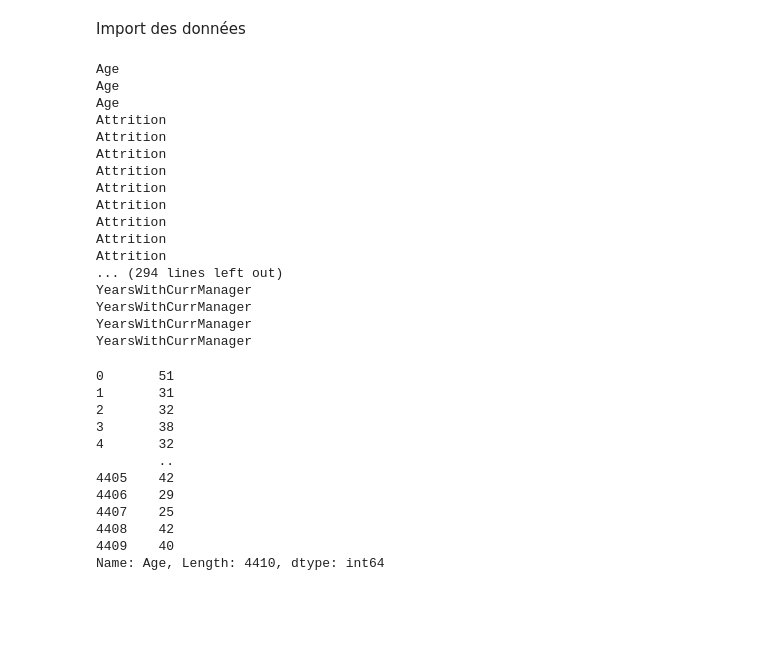
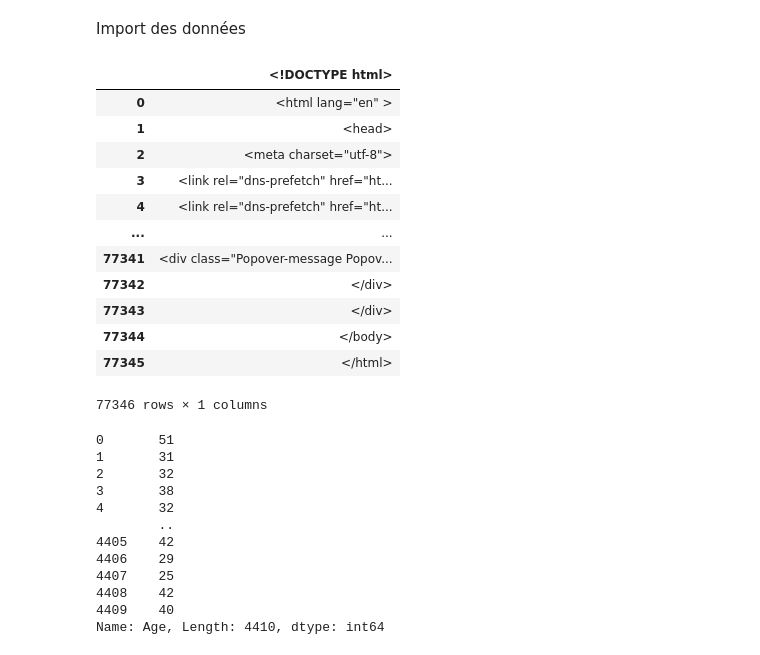
Before and after one commit to HugoLeBoennec/A4_Intelligence_Artificielle, a Jupyter notebook: Projet/ProjetIAMain.ipynb, the cells around one changed output. Drawn from its saved outputs; the diff is of its cells as text; code cells hidden in the pictures; blank space fills up the shorter version.

```diff
--- a/Projet/ProjetIAMain.ipynb
+++ b/Projet/ProjetIAMain.ipynb
@@ -13,9 +13,10 @@ np.random.seed(42)
 import warnings
 warnings.filterwarnings(action="ignore", message="^internal gelsd")
 
+url = 'https://github.com/HugoLeBoennec/A4_Intelligence_Artificielle/blob/main/Projet/'
 
-general_data = pd.read_csv("dataset/general_data.csv")
-employee_survey_data = pd.read_csv("dataset/employee_survey_data.csv")
-manager_survey_data = pd.read_csv("dataset/manager_survey_data.csv")
-out_time = pd.read_csv("dataset/out_time.csv")
-in_time = pd.read_csv("dataset/in_time.csv")
+general_data = pd.read_csv(url + "dataset/general_data.csv", error_bad_lines=False)
+employee_survey_data = pd.read_csv(url + "dataset/employee_survey_data.csv", error_bad_lines=False)
+manager_survey_data = pd.read_csv(url + "dataset/manager_survey_data.csv", error_bad_lines=False)
+out_time = pd.read_csv(url + "dataset/out_time.csv", error_bad_lines=False)
+in_time = pd.read_csv(url + "dataset/in_time.csv", error_bad_lines=False)
@@ -22,29 +29,22 @@ in_time = pd.read_csv("dataset/in_time.csv")
 # %% [markdown]
 Import des données
-# %%
-for i in general_data:
-    for j in i:
-        print(i)
-        if type(j) == "<class 'str'>":
-            print("str")
-# %% [output]
-Age
-Age
-Age
-Attrition
-Attrition
-Attrition
-Attrition
-Attrition
-Attrition
-Attrition
-Attrition
-Attrition
-... (294 lines left out)
-YearsWithCurrManager
-YearsWithCurrManager
-YearsWithCurrManager
-YearsWithCurrManager
+# %%
+alldata = pd.concat([general_data,employee_survey_data,manager_survey_data], ignore_index=True)
+alldata
+# %% [output]
+|  | <!DOCTYPE html> |
+| 0 | <html lang="en" > |
+| 1 | <head> |
+| 2 | <meta charset="utf-8"> |
+| 3 | <link rel="dns-prefetch" href="ht... |
+| 4 | <link rel="dns-prefetch" href="ht... |
+| ... | ... |
+| 77341 | <div class="Popover-message Popov... |
+| 77342 | </div> |
+| 77343 | </div> |
+| 77344 | </body> |
+| 77345 | </html> |
+77346 rows × 1 columns
 # %%
 from sklearn.model_selection import train_test_split
 from sklearn.model_selection import StratifiedShuffleSplit
```
Also changed, not shown: parts of 1 cell of this notebook.
